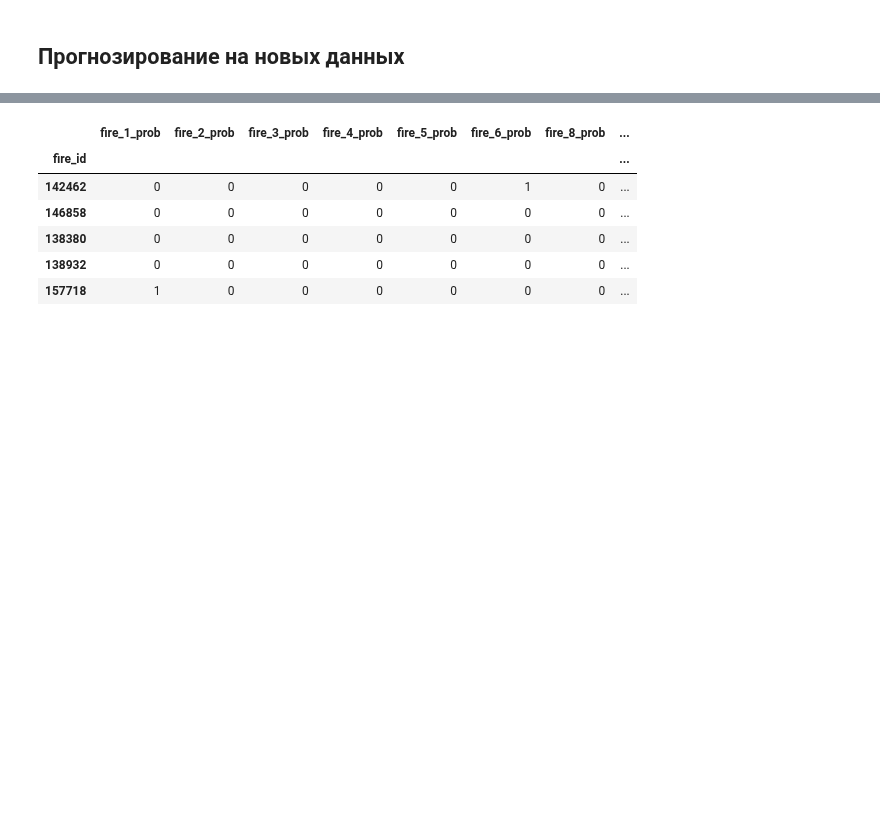
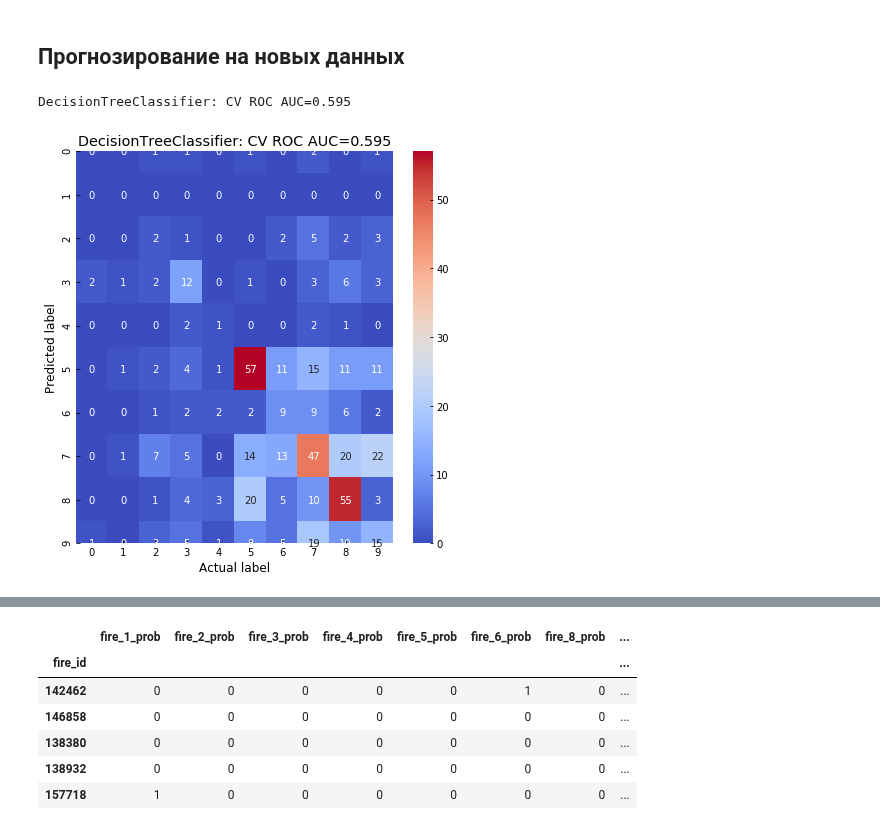
Before and after one commit to andygoosh/wildfire.sberbank.ai, a Jupyter notebook: workinprogress.ipynb, the cells around one changed output, grey strips where cells are left out. Drawn from its saved outputs; the diff is of its cells as text; code cells hidden in the pictures; blank space fills up the shorter version.

```diff
--- a/workinprogress.ipynb
+++ b/workinprogress.ipynb
@@ -237 +270,28 @@ df_features = pd.read_csv('fts_preprocessed.cvs', index_col='fire_id')
+# %%
+def draw_confusion_matrix( pred, gt):
+  # get rid of probability, set max prob to 1, erst to 0
+  pred_max_prob = pred.apply(lambda row: row.map(lambda e: 1 if e == row.max() else 0), axis = 1)
+  # do the trick
+  cnf_matrix = skl.metrics.confusion_matrix(pred_max_prob.values.argmax(axis=1), gt.values.argmax(axis=1))
+  class_names=pred.columns
+  fig, ax = plt.subplots()
+  tick_marks = np.arange(len(class_names))
+  plt.xticks(tick_marks, class_names)
+  plt.yticks(tick_marks, class_names)
+  sns.heatmap(pd.DataFrame(cnf_matrix), annot=True, cmap="coolwarm" ,fmt='g')
+  ax.xaxis.set_label_position("bottom")
+  plt.tight_layout()
+  plt.title('Confusion matrix', y=1)
+  plt.ylabel('Predicted label')
+  plt.xlabel('Actual label')
+
+  auc = skl.metrics.roc_auc_score(gt, pred)
+  str = '{}: CV ROC AUC={:.3f}'.format(type(model).__name__, auc )
+  plt.title(str, y=1)
+  print(str)
+
+draw_confusion_matrix(df_predictions, y_hotted)
+# %% [output]
+DecisionTreeClassifier: CV ROC AUC=0.595
+[figure, added]
 # %%
```
Also changed, not shown: parts of 17 cells of this notebook.
